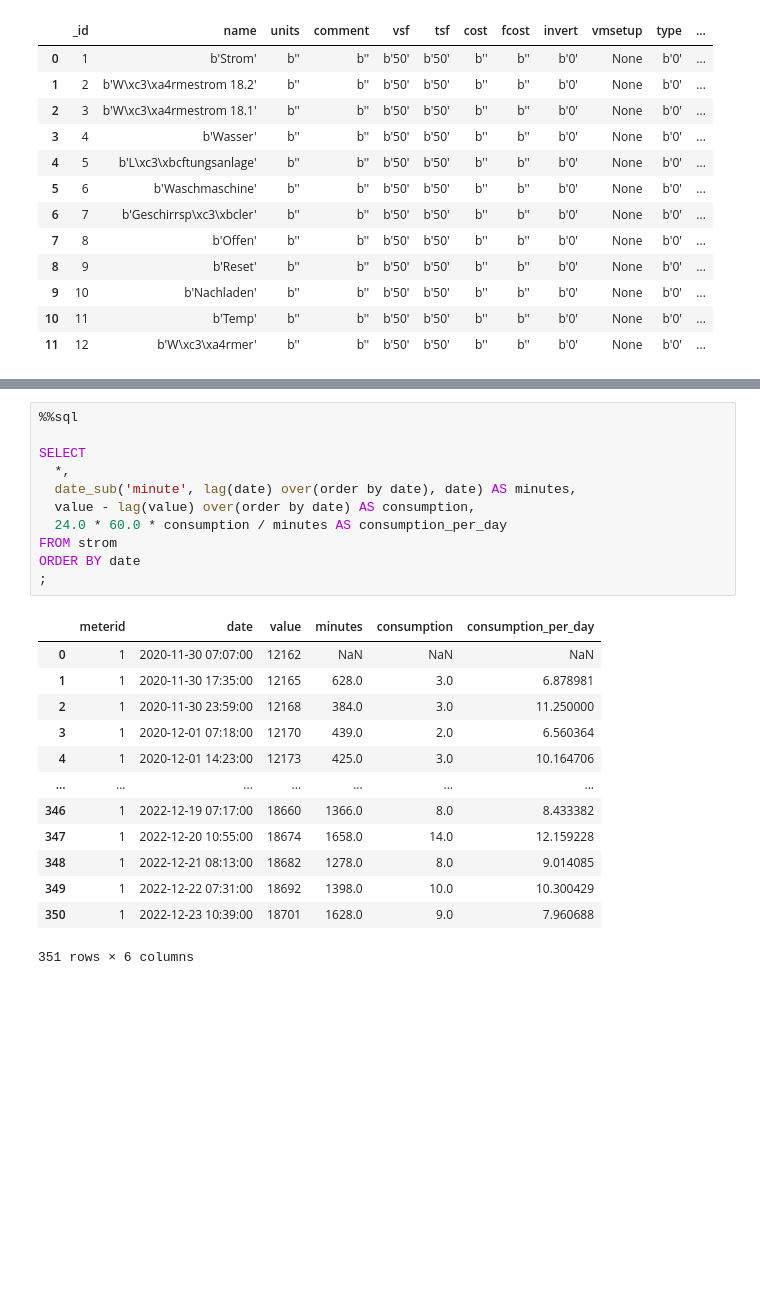
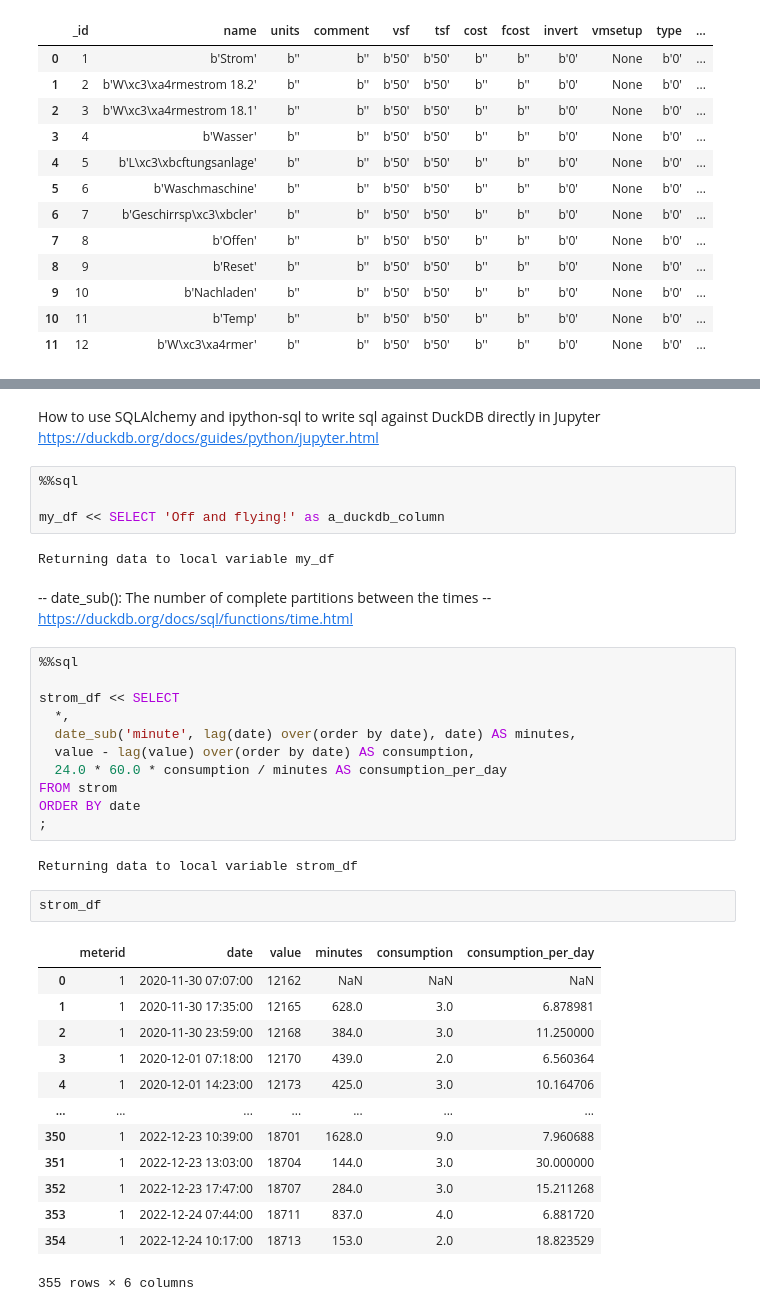
Before and after one commit to edalfon/strom, a Jupyter notebook: playground.ipynb, the cells around one changed output, grey strips where cells are left out. Cells and saved outputs as stored; diff of their text form; blank space fills up the shorter version.

```diff
--- a/playground.ipynb
+++ b/playground.ipynb
@@ -69,10 +75,22 @@ FROM reading WHERE meterid = 1
 ;
 # %% [output]
 |  |
+# %% [markdown]
+How to use SQLAlchemy and ipython-sql to write sql against DuckDB directly in Jupyter
+https://duckdb.org/docs/guides/python/jupyter.html
+# %%
+%%sql
+
+my_df << SELECT 'Off and flying!' as a_duckdb_column
+# %% [output]
+Returning data to local variable my_df
+# %% [markdown]
+-- date_sub(): The number of complete partitions between the times
+-- https://duckdb.org/docs/sql/functions/time.html
 # %%
 %%sql
 
-SELECT
+strom_df << SELECT
   *,
   date_sub('minute', lag(date) over(order by date), date) AS minutes,
   value - lag(value) over(order by date) AS consumption,
@@ -81,16 +99,20 @@ FROM strom
 ORDER BY date
 ;
 # %% [output]
-|  | meterid | date | value | minutes | consumption | consumption_per_day |
-| 0 | 1 | 2020-11-30 07:07:00 | 12162 | NaN | NaN | NaN |
-| 1 | 1 | 2020-11-30 17:35:00 | 12165 | 628.0 | 3.0 | 6.878981 |
-| 2 | 1 | 2020-11-30 23:59:00 | 12168 | 384.0 | 3.0 | 11.250000 |
-| 3 | 1 | 2020-12-01 07:18:00 | 12170 | 439.0 | 2.0 | 6.560364 |
-| 4 | 1 | 2020-12-01 14:23:00 | 12173 | 425.0 | 3.0 | 10.164706 |
-| ... | ... | ... | ... | ... | ... | ... |
-| 346 | 1 | 2022-12-19 07:17:00 | 18660 | 1366.0 | 8.0 | 8.433382 |
-| 347 | 1 | 2022-12-20 10:55:00 | 18674 | 1658.0 | 14.0 | 12.159228 |
-| 348 | 1 | 2022-12-21 08:13:00 | 18682 | 1278.0 | 8.0 | 9.014085 |
-| 349 | 1 | 2022-12-22 07:31:00 | 18692 | 1398.0 | 10.0 | 10.300429 |
-| 350 | 1 | 2022-12-23 10:39:00 | 18701 | 1628.0 | 9.0 | 7.960688 |
-351 rows × 6 columns
+Returning data to local variable strom_df
+# %%
+strom_df
+# %% [output]
+|  | meterid | date | value | minutes | consumption | consumption_per_day |
+| 0 | 1 | 2020-11-30 07:07:00 | 12162 | NaN | NaN | NaN |
+| 1 | 1 | 2020-11-30 17:35:00 | 12165 | 628.0 | 3.0 | 6.878981 |
+| 2 | 1 | 2020-11-30 23:59:00 | 12168 | 384.0 | 3.0 | 11.250000 |
+| 3 | 1 | 2020-12-01 07:18:00 | 12170 | 439.0 | 2.0 | 6.560364 |
+| 4 | 1 | 2020-12-01 14:23:00 | 12173 | 425.0 | 3.0 | 10.164706 |
+| ... | ... | ... | ... | ... | ... | ... |
+| 350 | 1 | 2022-12-23 10:39:00 | 18701 | 1628.0 | 9.0 | 7.960688 |
+| 351 | 1 | 2022-12-23 13:03:00 | 18704 | 144.0 | 3.0 | 30.000000 |
+| 352 | 1 | 2022-12-23 17:47:00 | 18707 | 284.0 | 3.0 | 15.211268 |
+| 353 | 1 | 2022-12-24 07:44:00 | 18711 | 837.0 | 4.0 | 6.881720 |
+| 354 | 1 | 2022-12-24 10:17:00 | 18713 | 153.0 | 2.0 | 18.823529 |
+355 rows × 6 columns
```
Also changed, not shown: parts of 7 cells of this notebook, 5 other files.
